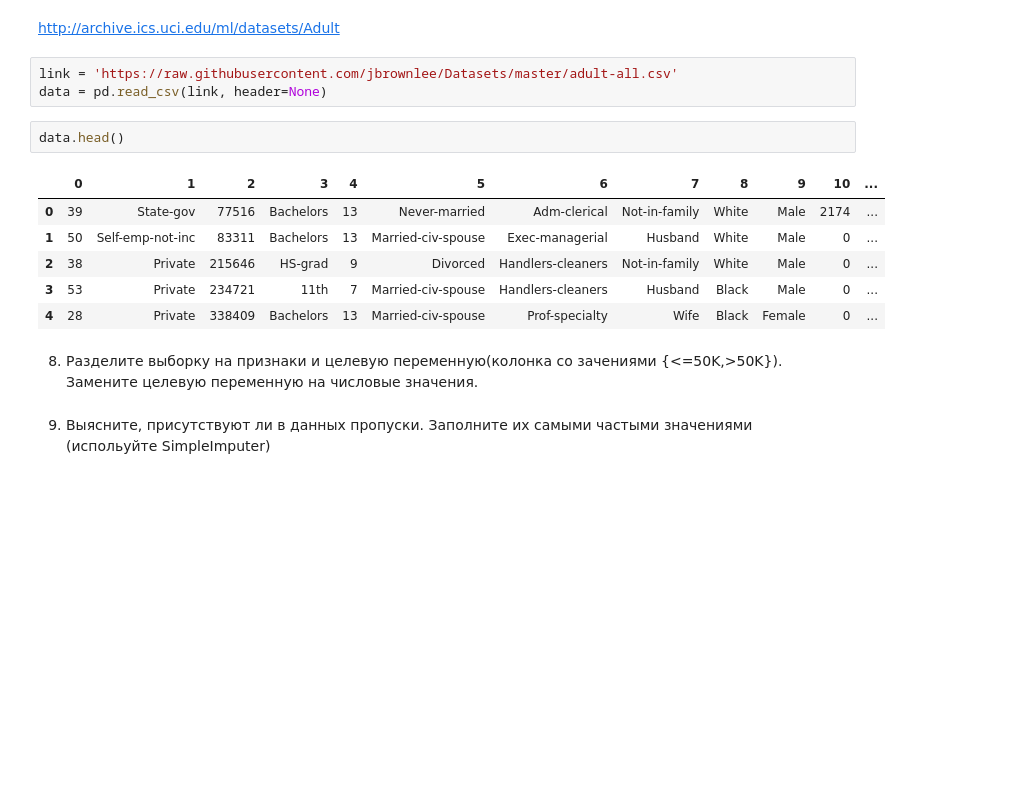
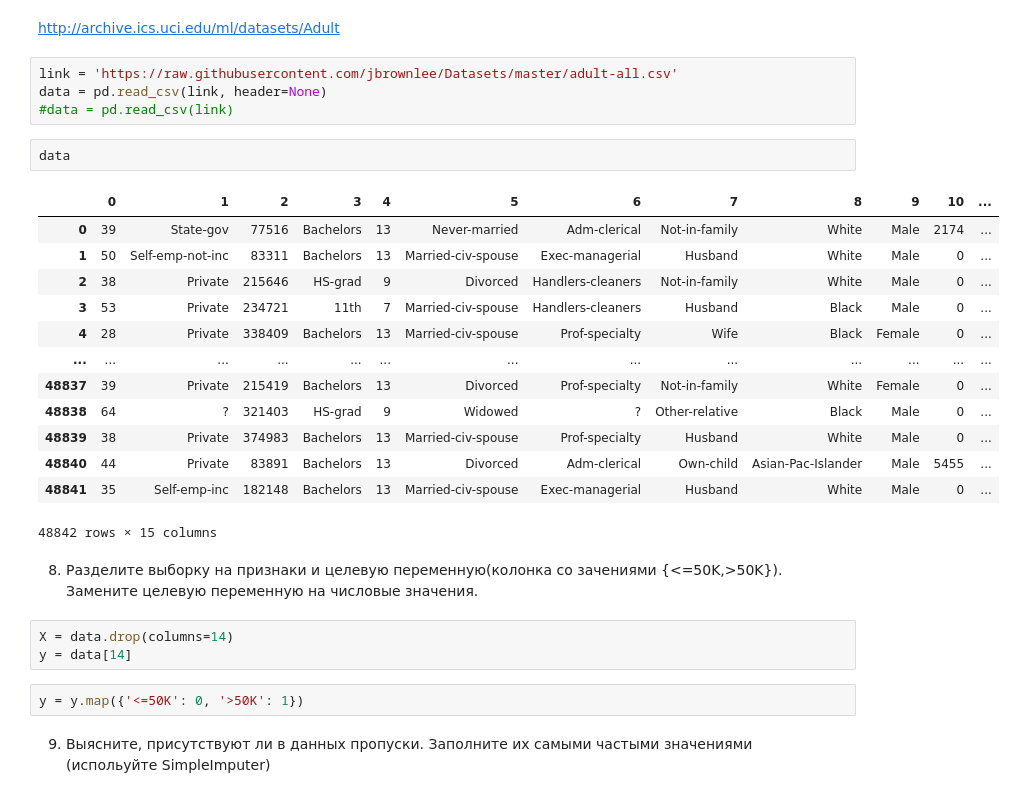
Before and after one commit to YuriATitov/ds_repo, a Jupyter notebook: Homework/Task8_ML_3_HW.ipynb, the cells around one changed output. Saved outputs shown, nothing was run; the diff lists cells and outputs as text; blank space fills up the shorter version.

```diff
--- a/Homework/Task8_ML_3_HW.ipynb
+++ b/Homework/Task8_ML_3_HW.ipynb
@@ -430,16 +372,29 @@ http://archive.ics.uci.edu/ml/datasets/Adult
 # %%
 link = 'https://raw.githubusercontent.com/jbrownlee/Datasets/master/adult-all.csv'
 data = pd.read_csv(link, header=None)
+#data = pd.read_csv(link)
 # %%
-data.head()
+data
 # %% [output]
 |  | 0 | 1 | 2 | 3 | 4 | 5 | 6 | 7 | 8 | 9 | 10 | ... |
 | 0 | 39 | State-gov | 77516 | Bachelors | 13 | Never-married | Adm-clerical | Not-in-family | White | Male | 2174 | ... |
 | 1 | 50 | Self-emp-not-inc | 83311 | Bachelors | 13 | Married-civ-spouse | Exec-managerial | Husband | White | Male | 0 | ... |
 | 2 | 38 | Private | 215646 | HS-grad | 9 | Divorced | Handlers-cleaners | Not-in-family | White | Male | 0 | ... |
 | 3 | 53 | Private | 234721 | 11th | 7 | Married-civ-spouse | Handlers-cleaners | Husband | Black | Male | 0 | ... |
 | 4 | 28 | Private | 338409 | Bachelors | 13 | Married-civ-spouse | Prof-specialty | Wife | Black | Female | 0 | ... |
+| ... | ... | ... | ... | ... | ... | ... | ... | ... | ... | ... | ... | ... |
+| 48837 | 39 | Private | 215419 | Bachelors | 13 | Divorced | Prof-specialty | Not-in-family | White | Female | 0 | ... |
+| 48838 | 64 | ? | 321403 | HS-grad | 9 | Widowed | ? | Other-relative | Black | Male | 0 | ... |
+| 48839 | 38 | Private | 374983 | Bachelors | 13 | Married-civ-spouse | Prof-specialty | Husband | White | Male | 0 | ... |
+| 48840 | 44 | Private | 83891 | Bachelors | 13 | Divorced | Adm-clerical | Own-child | Asian-Pac-Islander | Male | 5455 | ... |
+| 48841 | 35 | Self-emp-inc | 182148 | Bachelors | 13 | Married-civ-spouse | Exec-managerial | Husband | White | Male | 0 | ... |
+48842 rows × 15 columns
 # %% [markdown]
 8. Разделите выборку на признаки и целевую переменную(колонка со зачениями {<=50K,>50K}). Замените целевую переменную на числовые значения.
+# %%
+X = data.drop(columns=14)
+y = data[14]
+# %%
+y = y.map({'<=50K': 0, '>50K': 1})
 # %% [markdown]
 9. Выясните, присутствуют ли в данных пропуски. Заполните их самыми частыми значениями (испольуйте SimpleImputer)
```
Also changed, not shown: parts of 134 cells of this notebook, 3 other files.
